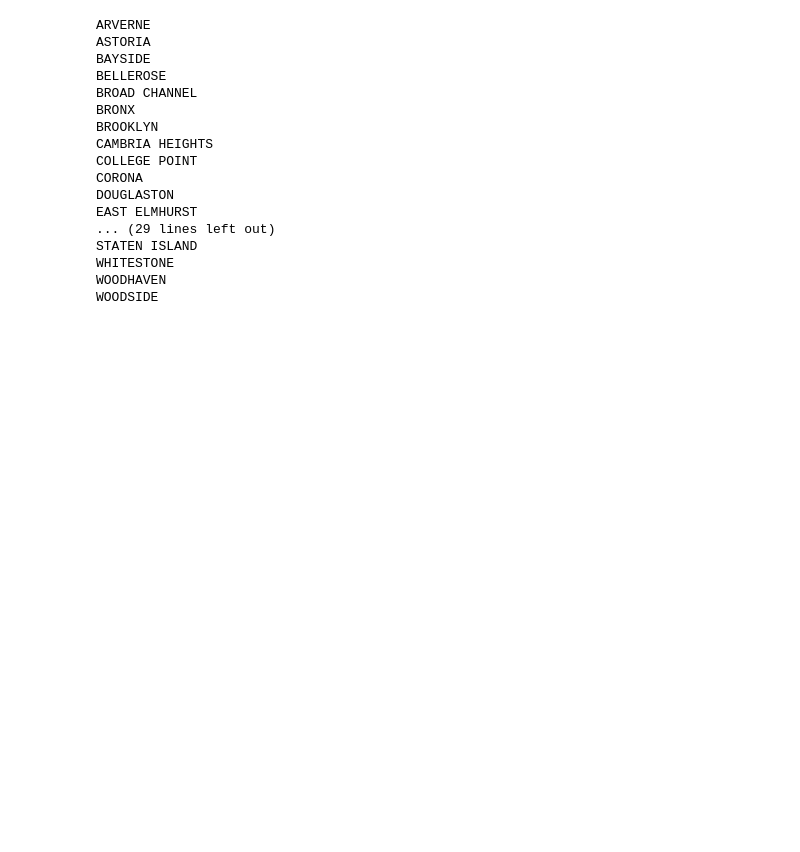
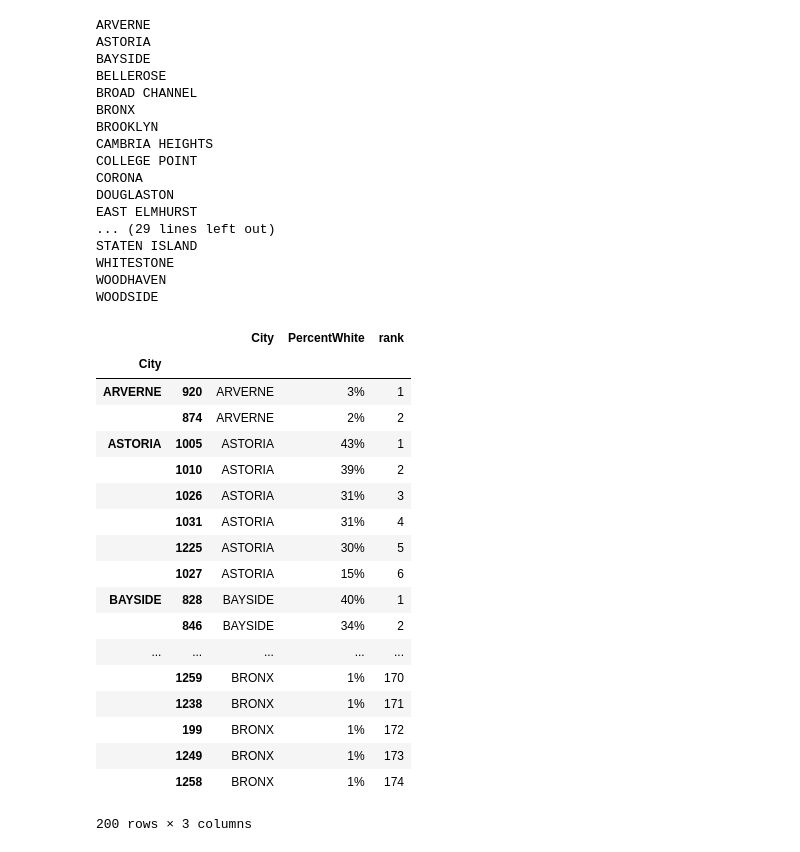
Before and after one commit to GINK03/bigquery-analytics-template, a Jupyter notebook: datascience-for-good.ipynb, the cells around one changed output. Drawn from its saved outputs; the diff is of its cells as text; code cells hidden in the pictures; blank space fills up the shorter version.

```diff
--- a/datascience-for-good.ipynb
+++ b/datascience-for-good.ipynb
@@ -35,11 +36,38 @@ WOODHAVEN
 WOODSIDE
 # %%
 def replacer(c):
-    for r in ['_', '?', '(', ')','/','%', '-']:
+    for r in [' ', '?', '(', ')','/','%', '-']:
         c = c.replace(r, '')
     return c
 df.columns = [replacer(c) for c in df.columns]
-df.to_gbq('test.test', 'dena-ai-training-16-gcp')
+df.to_gbq('test.test2', 'dena-ai-training-16-gcp')
+# %%
+import numpy as np
+def ranker(df):
+    df = df.sort_values('PercentWhite', ascending=False)
+    df['rank'] = np.arange(len(df)) + 1
+    return df
+df.groupby(by=['City']).apply(ranker)[['City', 'PercentWhite','rank']].head(200)
+# %% [output]
+|  |  | City | PercentWhite | rank |
+| City |  |  |  |  |
+| ARVERNE | 920 | ARVERNE | 3% | 1 |
+|  | 874 | ARVERNE | 2% | 2 |
+| ASTORIA | 1005 | ASTORIA | 43% | 1 |
+|  | 1010 | ASTORIA | 39% | 2 |
+|  | 1026 | ASTORIA | 31% | 3 |
+|  | 1031 | ASTORIA | 31% | 4 |
+|  | 1225 | ASTORIA | 30% | 5 |
+|  | 1027 | ASTORIA | 15% | 6 |
+| BAYSIDE | 828 | BAYSIDE | 40% | 1 |
+|  | 846 | BAYSIDE | 34% | 2 |
+| ... | ... | ... | ... | ... |
+|  | 1259 | BRONX | 1% | 170 |
+|  | 1238 | BRONX | 1% | 171 |
+|  | 199 | BRONX | 1% | 172 |
+|  | 1249 | BRONX | 1% | 173 |
+|  | 1258 | BRONX | 1% | 174 |
+200 rows × 3 columns
 # %%
 df = pd.read_csv('./D5 SHSAT Registrations and Testers.csv')
 # %%
```
Also changed, not shown: parts of 1 cell of this notebook, 1 other file.
